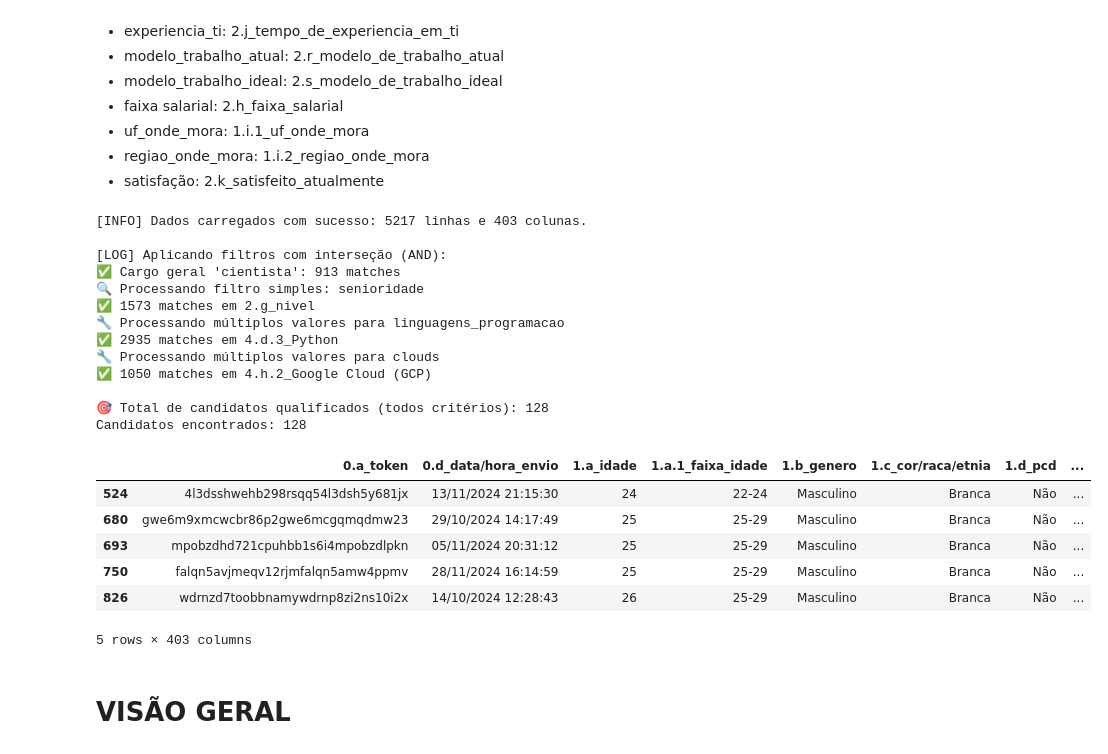
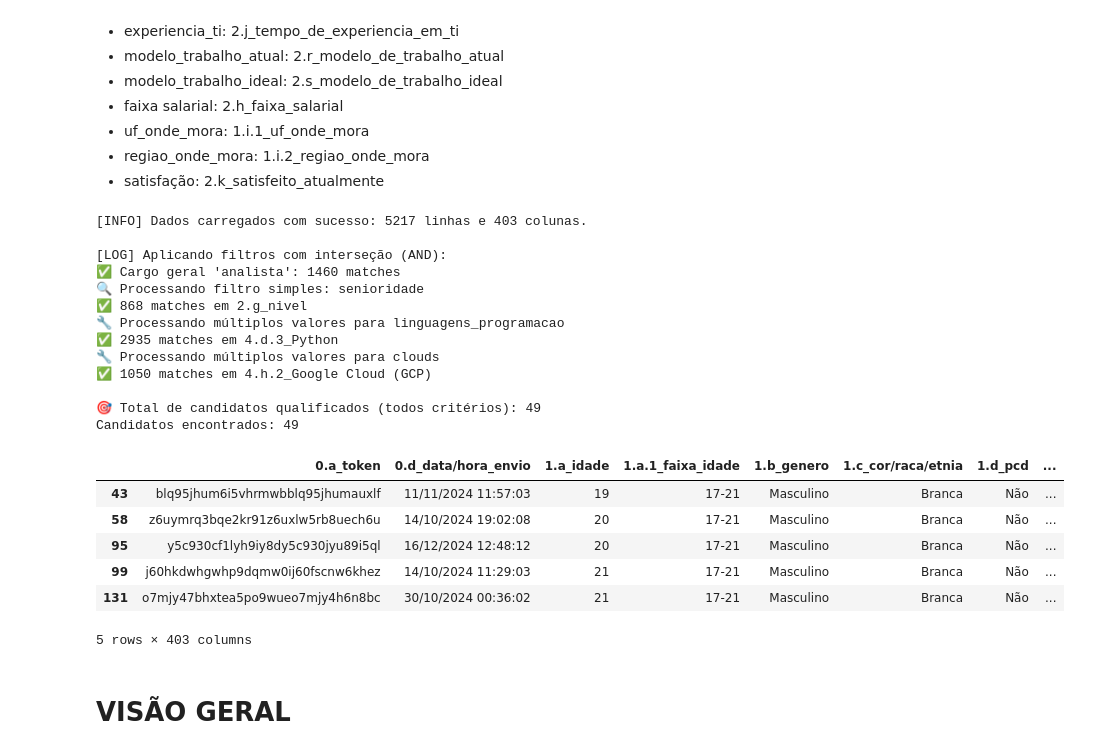
Before and after one commit to LuiMagno/Projeto-StateofData, a Jupyter notebook: notebooks/exploracao_inicial.ipynb, the cells around one changed output. Saved outputs shown, nothing was run; the diff lists cells and outputs as text; code cells hidden in the pictures.

```diff
--- a/notebooks/exploracao_inicial.ipynb
+++ b/notebooks/exploracao_inicial.ipynb
@@ -79,44 +79,44 @@ importlib.reload(sys.modules['app.recomendador'])
 #teste
 
 from app.recomendador import RecomendadorRH
 from utils.limpeza import carregar_dados
 
 df = carregar_dados()
 
 recom = RecomendadorRH(df)
 
 criterios = {
-    "cargo_geral": "cientista"
+    "cargo_geral": "analista"
     "",
-    "senioridade": "Sênior",
+    "senioridade": "Júnior",
     "linguagens_programacao": ["Python"],
     "clouds": ["Google Cloud"]
 }
 
 
 df_resultado = recom.aplicar_filtros(criterios)
 print(f"Candidatos encontrados: {recom.contar_candidatos()}")
 recom.top_n(5)
 # %% [output]
 [INFO] Dados carregados com sucesso: 5217 linhas e 403 colunas.
 
 [LOG] Aplicando filtros com interseção (AND):
-✅ Cargo geral 'cientista': 913 matches
+✅ Cargo geral 'analista': 1460 matches
 🔍 Processando filtro simples: senioridade
-✅ 1573 matches em 2.g_nivel
+✅ 868 matches em 2.g_nivel
 🔧 Processando múltiplos valores para linguagens_programacao
 ✅ 2935 matches em 4.d.3_Python
 🔧 Processando múltiplos valores para clouds
 ✅ 1050 matches em 4.h.2_Google Cloud (GCP)
 
-🎯 Total de candidatos qualificados (todos critérios): 128
-Candidatos encontrados: 128
+🎯 Total de candidatos qualificados (todos critérios): 49
+Candidatos encontrados: 49
 |  | 0.a_token | 0.d_data/hora_envio | 1.a_idade | 1.a.1_faixa_idade | 1.b_genero | 1.c_cor/raca/etnia | 1.d_pcd | ... |
-| 524 | 4l3dsshwehb298rsqq54l3dsh5y681jx | 13/11/2024 21:15:30 | 24 | 22-24 | Masculino | Branca | Não | ... |
-| 680 | gwe6m9xmcwcbr86p2gwe6mcgqmqdmw23 | 29/10/2024 14:17:49 | 25 | 25-29 | Masculino | Branca | Não | ... |
-| 693 | mpobzdhd721cpuhbb1s6i4mpobzdlpkn | 05/11/2024 20:31:12 | 25 | 25-29 | Masculino | Branca | Não | ... |
-| 750 | falqn5avjmeqv12rjmfalqn5amw4ppmv | 28/11/2024 16:14:59 | 25 | 25-29 | Masculino | Branca | Não | ... |
-| 826 | wdrnzd7toobbnamywdrnp8zi2ns10i2x | 14/10/2024 12:28:43 | 26 | 25-29 | Masculino | Branca | Não | ... |
+| 43 | blq95jhum6i5vhrmwbblq95jhumauxlf | 11/11/2024 11:57:03 | 19 | 17-21 | Masculino | Branca | Não | ... |
+| 58 | z6uymrq3bqe2kr91z6uxlw5rb8uech6u | 14/10/2024 19:02:08 | 20 | 17-21 | Masculino | Branca | Não | ... |
+| 95 | y5c930cf1lyh9iy8dy5c930jyu89i5ql | 16/12/2024 12:48:12 | 20 | 17-21 | Masculino | Branca | Não | ... |
+| 99 | j60hkdwhgwhp9dqmw0ij60fscnw6khez | 14/10/2024 11:29:03 | 21 | 17-21 | Masculino | Branca | Não | ... |
+| 131 | o7mjy47bhxtea5po9wueo7mjy4h6n8bc | 30/10/2024 00:36:02 | 21 | 17-21 | Masculino | Branca | Não | ... |
 5 rows × 403 columns
 # %% [markdown]
 # VISÃO GERAL
```
Also changed, not shown: parts of 4 cells of this notebook, 3 other files.
